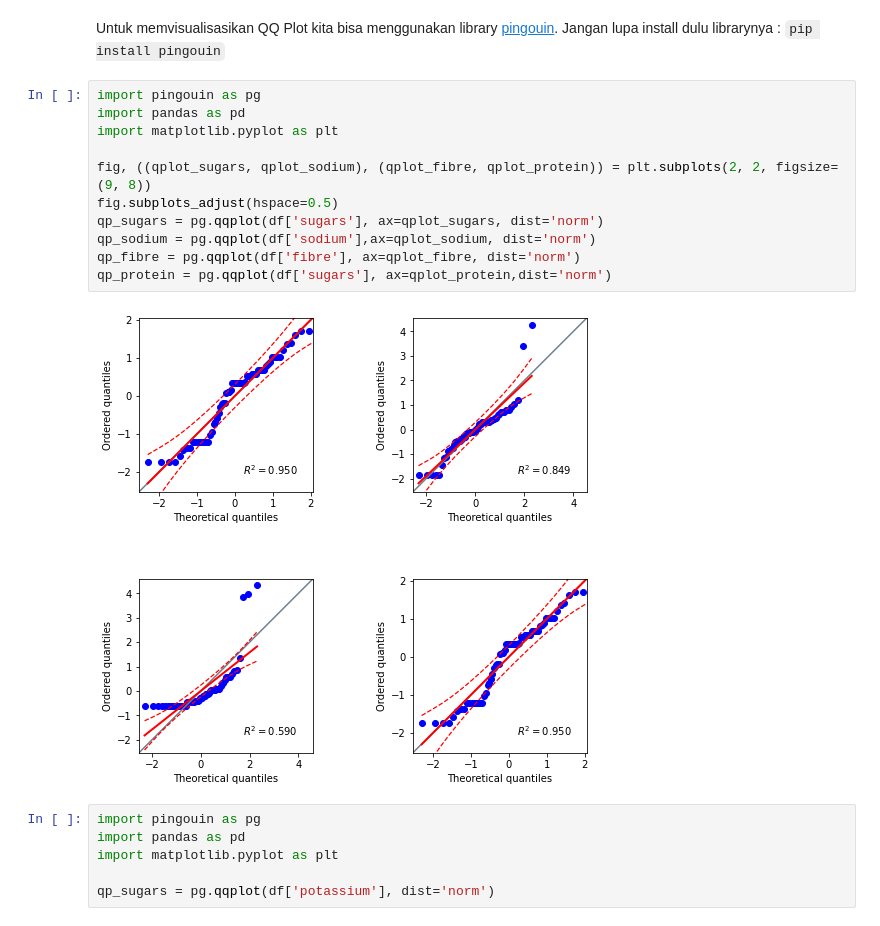
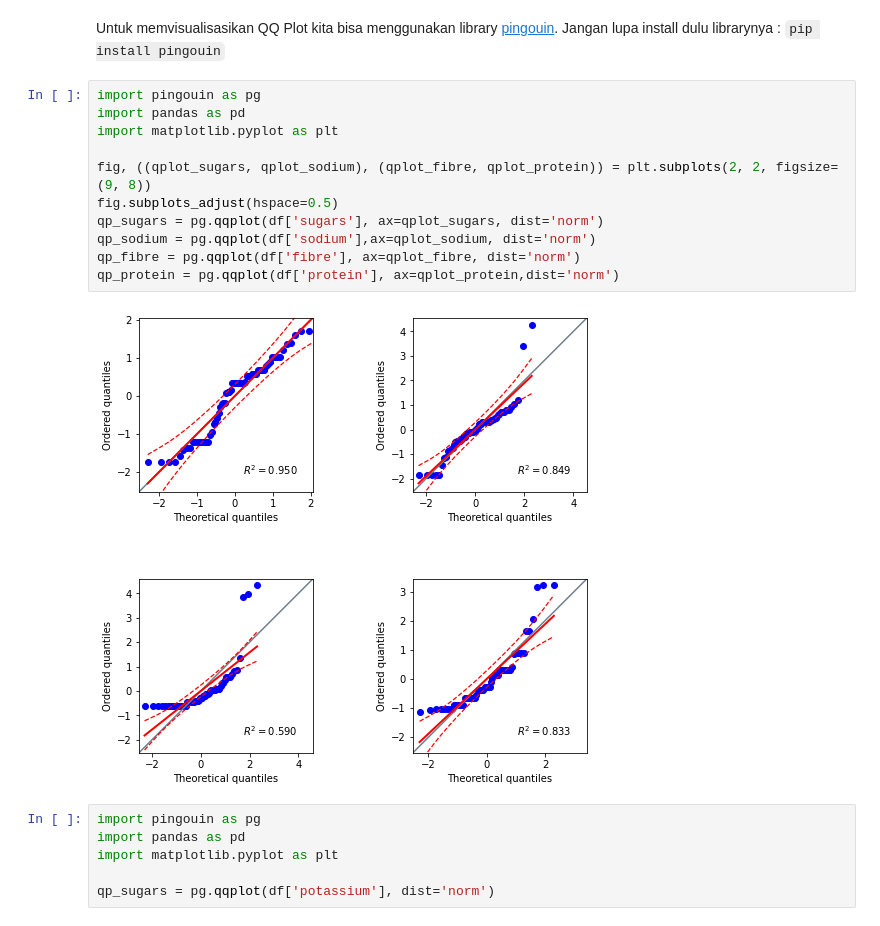
Before and after one commit to mofdac/-materi-das, a Jupyter notebook: 04. Data Preparation/Feature Engineering.ipynb, the cells around one changed output. Saved outputs shown, nothing was run; the diff lists cells and outputs as text.

```diff
--- a/04. Data Preparation/Feature Engineering.ipynb
+++ b/04. Data Preparation/Feature Engineering.ipynb
@@ -240,16 +241,16 @@ pip install pingouin
 # %%
 import pingouin as pg
 import pandas as pd
 import matplotlib.pyplot as plt
 
 fig, ((qplot_sugars, qplot_sodium), (qplot_fibre, qplot_protein)) = plt.subplots(2, 2, figsize=(9, 8))
 fig.subplots_adjust(hspace=0.5)
 qp_sugars = pg.qqplot(df['sugars'], ax=qplot_sugars, dist='norm')
 qp_sodium = pg.qqplot(df['sodium'],ax=qplot_sodium, dist='norm')
 qp_fibre = pg.qqplot(df['fibre'], ax=qplot_fibre, dist='norm')
-qp_protein = pg.qqplot(df['sugars'], ax=qplot_protein,dist='norm')
+qp_protein = pg.qqplot(df['protein'], ax=qplot_protein,dist='norm')
 # %% [output]
-[figure, old version]
+[figure, new version]
 # %%
 import pingouin as pg
 import pandas as pd
```
Also changed, not shown: parts of 35 cells of this notebook, 2 other files.
